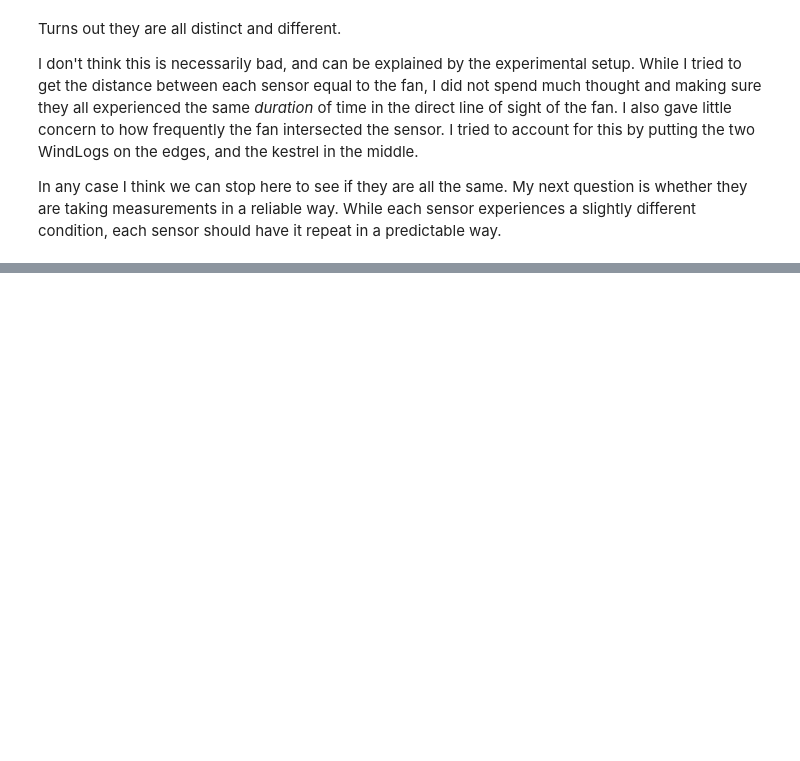
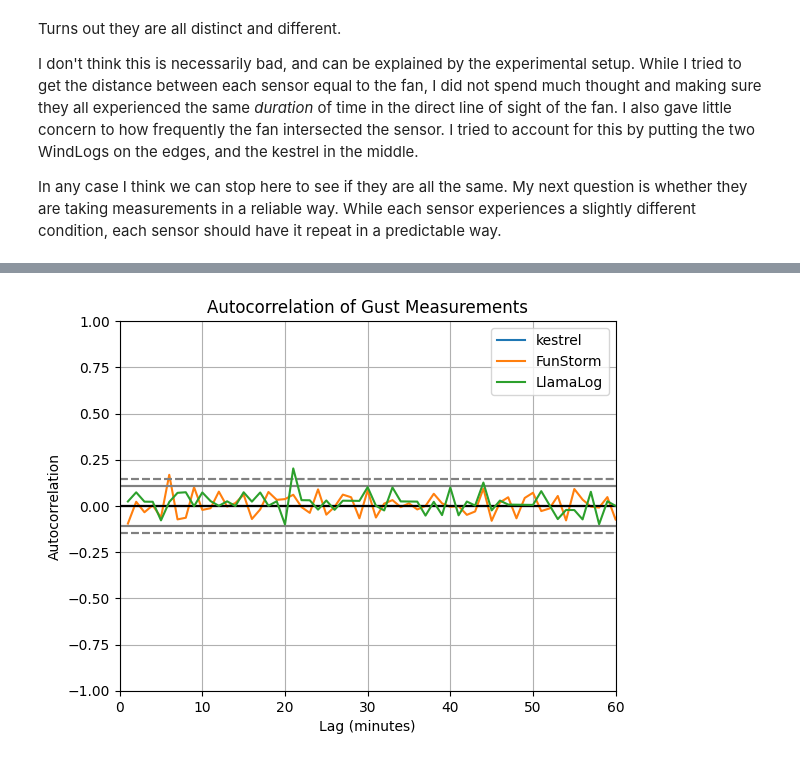
Before and after one commit to kylenessen/masters, a Jupyter notebook: wind_meter_validation/home_oscillating_simultanous.ipynb, the cells around one changed output, grey strips where cells are left out. Cells and saved outputs as stored; diff of their text form; code cells hidden in the pictures; blank space fills up the shorter version.

Commit message:
autocorrelation

```diff
--- a/wind_meter_validation/home_oscillating_simultanous.ipynb
+++ b/wind_meter_validation/home_oscillating_simultanous.ipynb
@@ -338,0 +369,17 @@ In any case I think we can stop here to see if they are all the same. My next qu
+# %%
+from pandas.plotting import autocorrelation_plot
+
+# Calculate and plot autocorrelation for different lags
+
+
+for source in df['source'].unique():
+    autocorrelation_plot(df[df['source'] == source]['gust'].dropna(), label=source)
+
+plt.xlim(0, 60)  # Limit to 60 minutes
+plt.title('Autocorrelation of Gust Measurements')
+plt.xlabel('Lag (minutes)')
+plt.ylabel('Autocorrelation')
+plt.legend()
+plt.show()
+# %% [output]
+[figure, added]
```
Also changed, not shown: parts of 6 cells of this notebook.
